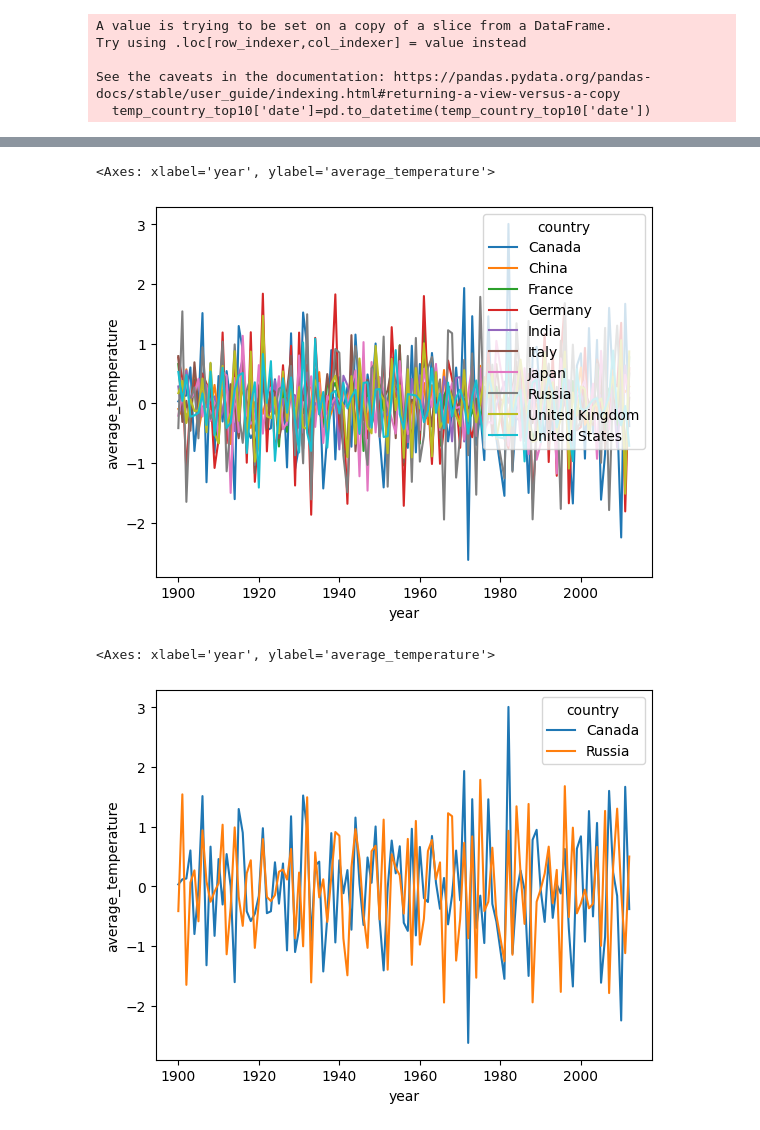
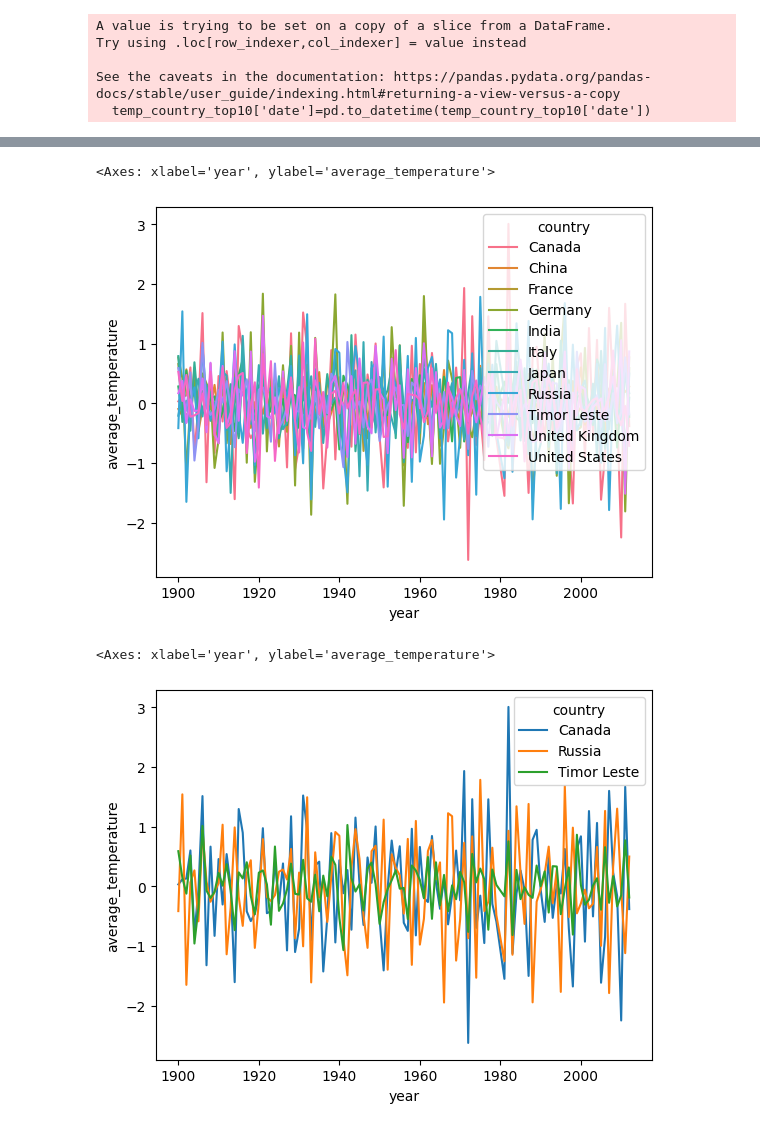
Before and after one commit to PatrickSchuetten/Climate_Change_Data_Exploration, a Jupyter notebook: notebooks/annual_diff_meantemp_by_country.ipynb, the cells around one changed output, grey strips where cells are left out. Saved outputs shown, nothing was run; the diff lists cells and outputs as text; code cells hidden in the pictures.

```diff
--- a/notebooks/annual_diff_meantemp_by_country.ipynb
+++ b/notebooks/annual_diff_meantemp_by_country.ipynb
@@ -26,7 +26,7 @@ array(['Åland', 'Afghanistan', 'Africa', 'Albania', 'Algeria',
        'Venezuela', 'Vietnam', 'Virgin Islands', 'Western Sahara',
        'Yemen', 'Zambia', 'Zimbabwe'], dtype=object)
 # %%
-country_top10_temp = ['United States','China','Russia','Japan','India','United Kingdom','Canada','France','Germany','Italy']
+country_top10_temp = ['United States','China','Russia','Japan','India','United Kingdom','Canada','France','Germany','Italy','Timor Leste']
 # %%
 temp_country_top10 = temp_country[temp_country['country'].isin(country_top10_temp)]
 temp_country_top10.tail()
@@ -166,11 +168,11 @@ temp_country_top10_diff_long
 sns.lineplot(data=temp_country_top10_diff_long, x='year', y='average_temperature', hue='country')
 # %% [output]
 <Axes: xlabel='year', ylabel='average_temperature'>
-[figure, old version]
+[figure, new version]
 # %%
-sns.lineplot(data=temp_country_top10_diff_long[temp_country_top10_diff_long['country'].isin(['Canada','Russia'])], x='year', y='average_temperature', hue='country')
+sns.lineplot(data=temp_country_top10_diff_long[temp_country_top10_diff_long['country'].isin(['Canada','Russia','Timor Leste'])], x='year', y='average_temperature', hue='country')
 # %% [output]
 <Axes: xlabel='year', ylabel='average_temperature'>
-[figure, old version]
+[figure, new version]
 # %%
 temp_country_top10_diff_long.to_csv('../data/cleaned/annual_increase_of_temp_by_country.csv', index=False)
```
Also changed, not shown: parts of 8 cells of this notebook, 5 other files.
